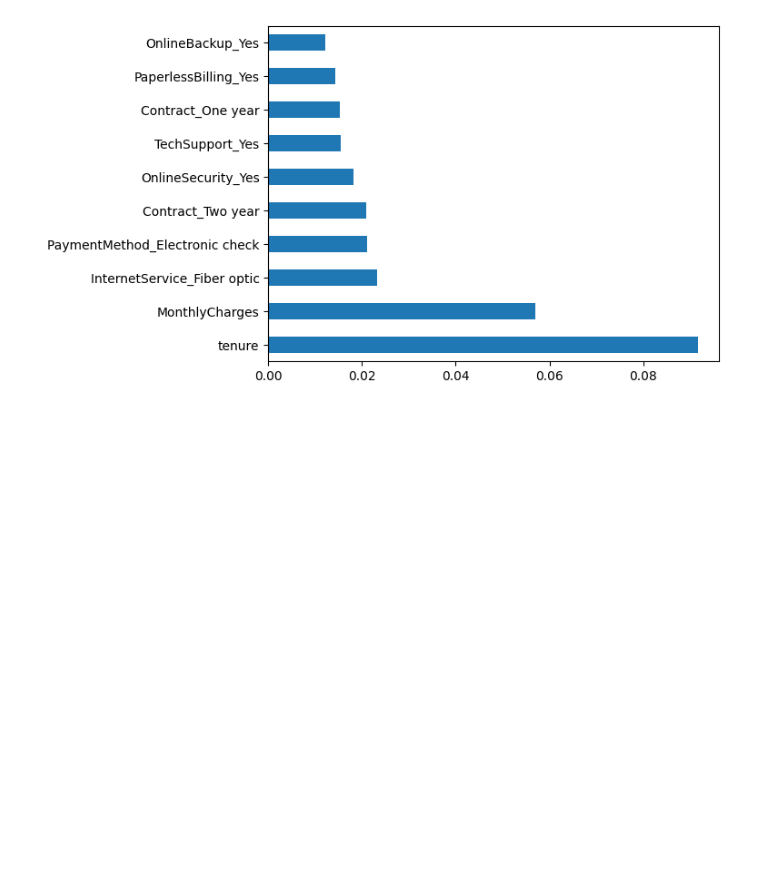
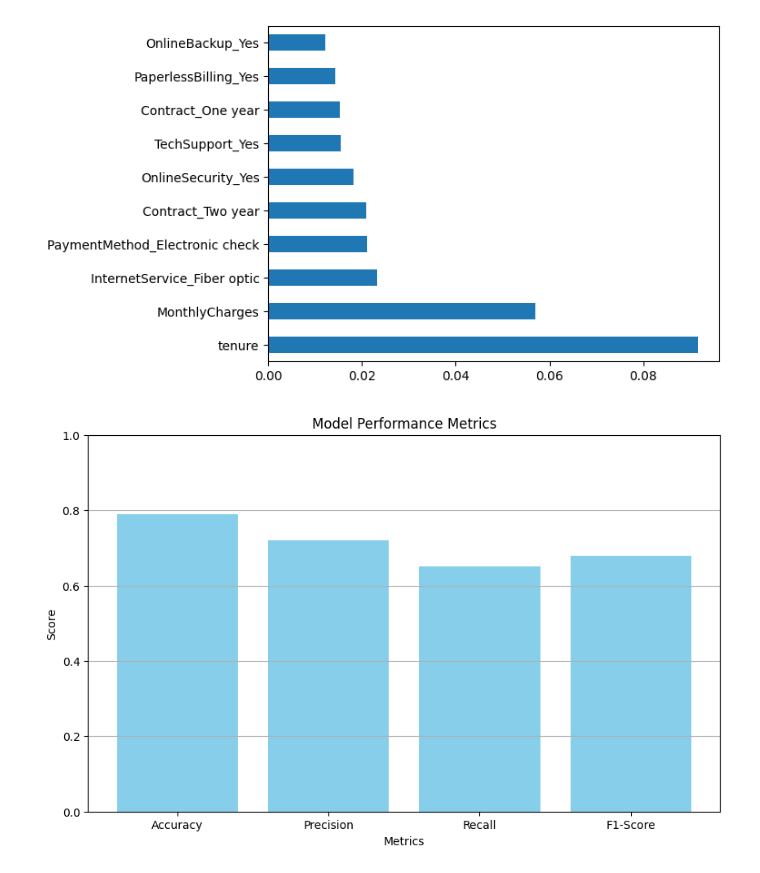
Before and after one commit to khawajasaadrauf/Customer-Churn-Prediction, a Jupyter notebook: Customer_Churn_Prediction.ipynb, the cells around one changed output. Saved outputs shown, nothing was run; the diff lists cells and outputs as text; code cells hidden in the pictures; blank space fills up the shorter version.

Commit message:
Updated Jupyter Notebook with performance metrics and confusion matrix plots

```diff
--- a/Customer_Churn_Prediction.ipynb
+++ b/Customer_Churn_Prediction.ipynb
@@ -131,3 +131,23 @@ feature_importances.nlargest(10).plot(kind='barh')
 plt.show()
 # %% [output]
 [figure]
+# %%
+import matplotlib.pyplot as plt
+
+# Example of plotting model performance metrics
+metrics = ['Accuracy', 'Precision', 'Recall', 'F1-Score']
+values = [0.79, 0.72, 0.65, 0.68]
+
+plt.figure(figsize=(10, 6))
+plt.bar(metrics, values, color='skyblue')
+plt.xlabel('Metrics')
+plt.ylabel('Score')
+plt.title('Model Performance Metrics')
+plt.ylim(0, 1)
+plt.grid(axis='y')
+
+# Save the plot as an image
+#plt.savefig('saad/churn/final_results.png')
+plt.show()
+# %% [output]
+[figure, added]
```
Also changed, not shown: parts of 1 cell of this notebook.
